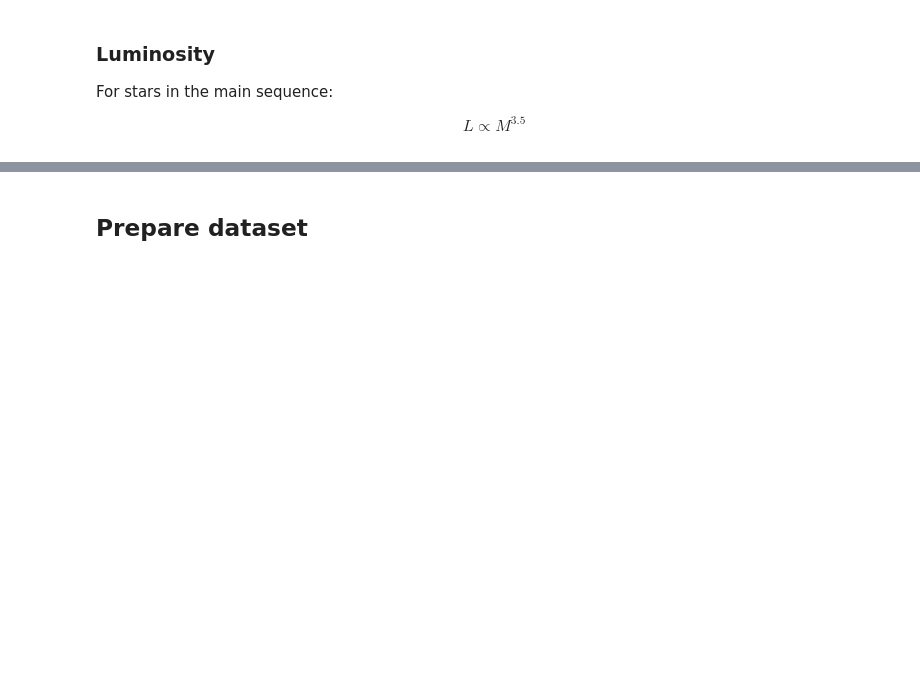
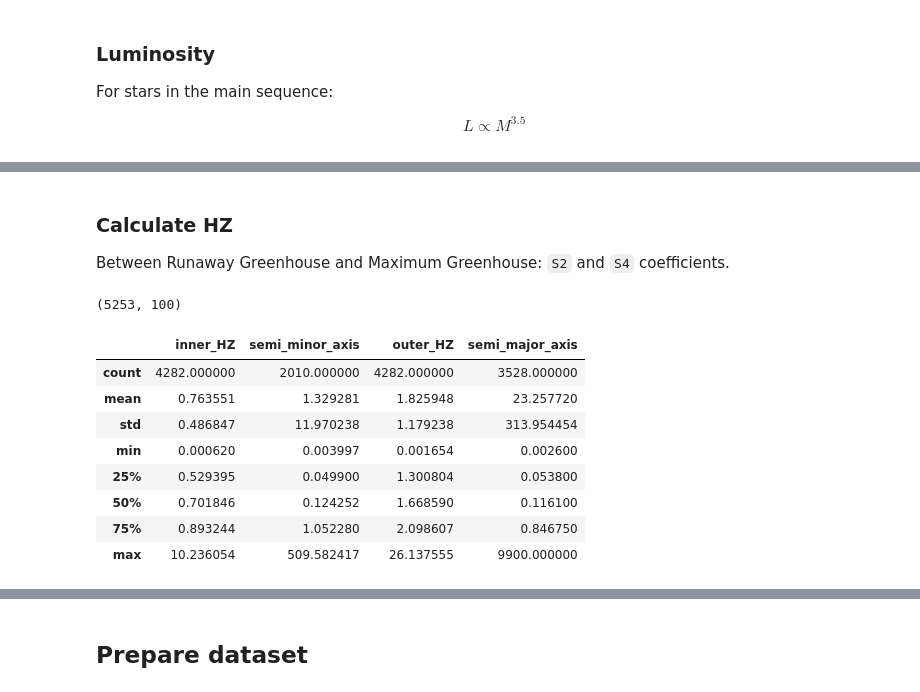
Before and after one commit to NicoGalvarino/astrobiology_belgrade, a Jupyter notebook: Naive_Bayes_Tutorial/NB_exoplanets.ipynb, the cells around one changed output, grey strips where cells are left out. Drawn from its saved outputs; the diff is of its cells as text; code cells hidden in the pictures; blank space fills up the shorter version.

```diff
--- a/Naive_Bayes_Tutorial/NB_exoplanets.ipynb
+++ b/Naive_Bayes_Tutorial/NB_exoplanets.ipynb
@@ -184,2 +139,2 @@ exoplanets.shape
 # %%
-exoplanets.drop(exoplanets.loc[exoplanets['eccentricity'] <= 1].index)
+exoplanets.drop(exoplanets.loc[exoplanets['eccentricity'] >= 1].index, inplace=True)
@@ -214,0 +180,4 @@ getHZ(L, T, inC, outC)
+# %% [markdown]
+### Calculate HZ
+
+Between Runaway Greenhouse and Maximum Greenhouse: `S2` and `S4` coefficients.
@@ -214,0 +187,4 @@ getHZ(L, T, inC, outC)
+# %%
+exoplanets.shape
+# %% [output]
+(5253, 100)
@@ -214,0 +194,12 @@ getHZ(L, T, inC, outC)
+# %%
+exoplanets[['inner_HZ', 'semi_minor_axis', 'outer_HZ', 'semi_major_axis']].describe()
+# %% [output]
+|  | inner_HZ | semi_minor_axis | outer_HZ | semi_major_axis |
+| count | 4282.000000 | 2010.000000 | 4282.000000 | 3528.000000 |
+| mean | 0.763551 | 1.329281 | 1.825948 | 23.257720 |
+| std | 0.486847 | 11.970238 | 1.179238 | 313.954454 |
+| min | 0.000620 | 0.003997 | 0.001654 | 0.002600 |
+| 25% | 0.529395 | 0.049900 | 1.300804 | 0.053800 |
+| 50% | 0.701846 | 0.124252 | 1.668590 | 0.116100 |
+| 75% | 0.893244 | 1.052280 | 2.098607 | 0.846750 |
+| max | 10.236054 | 509.582417 | 26.137555 | 9900.000000 |
```
Also changed, not shown: parts of 37 cells of this notebook, 1 other file.
